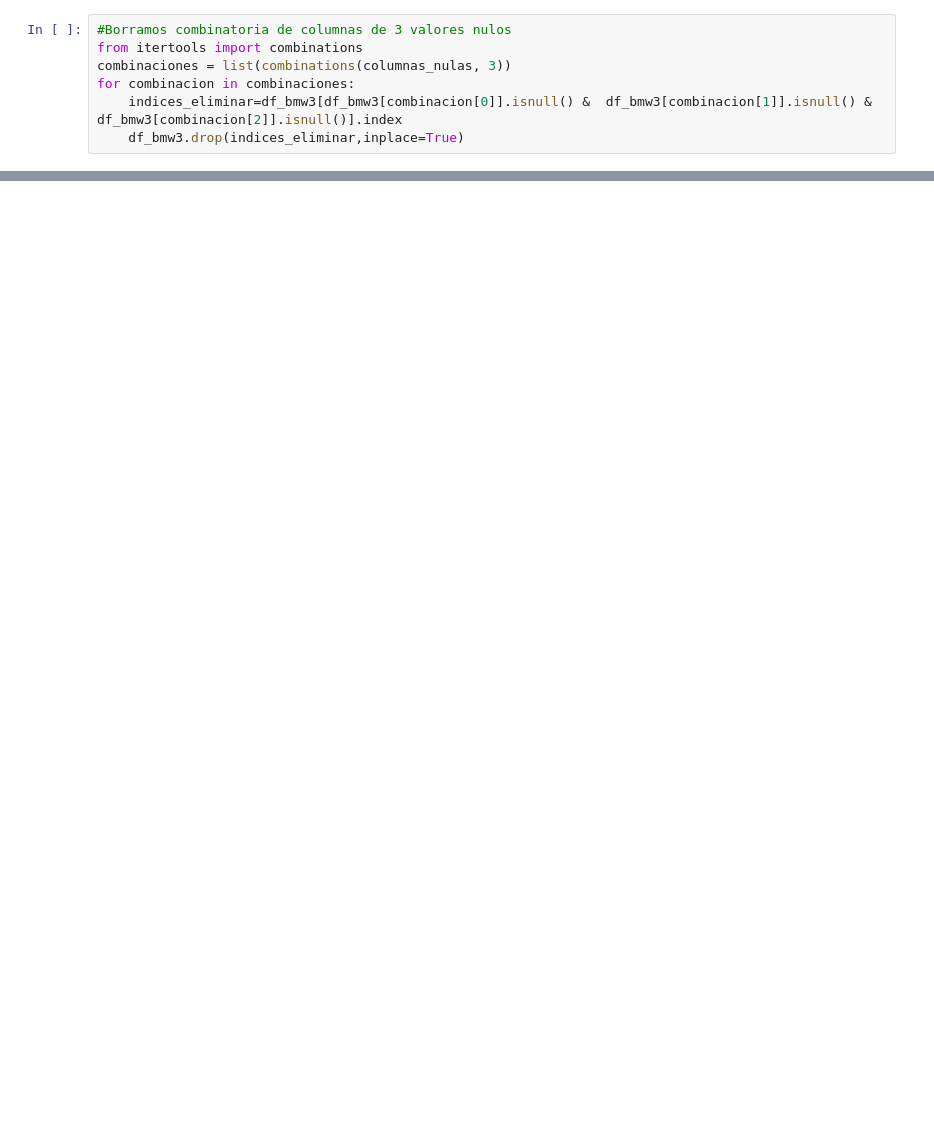
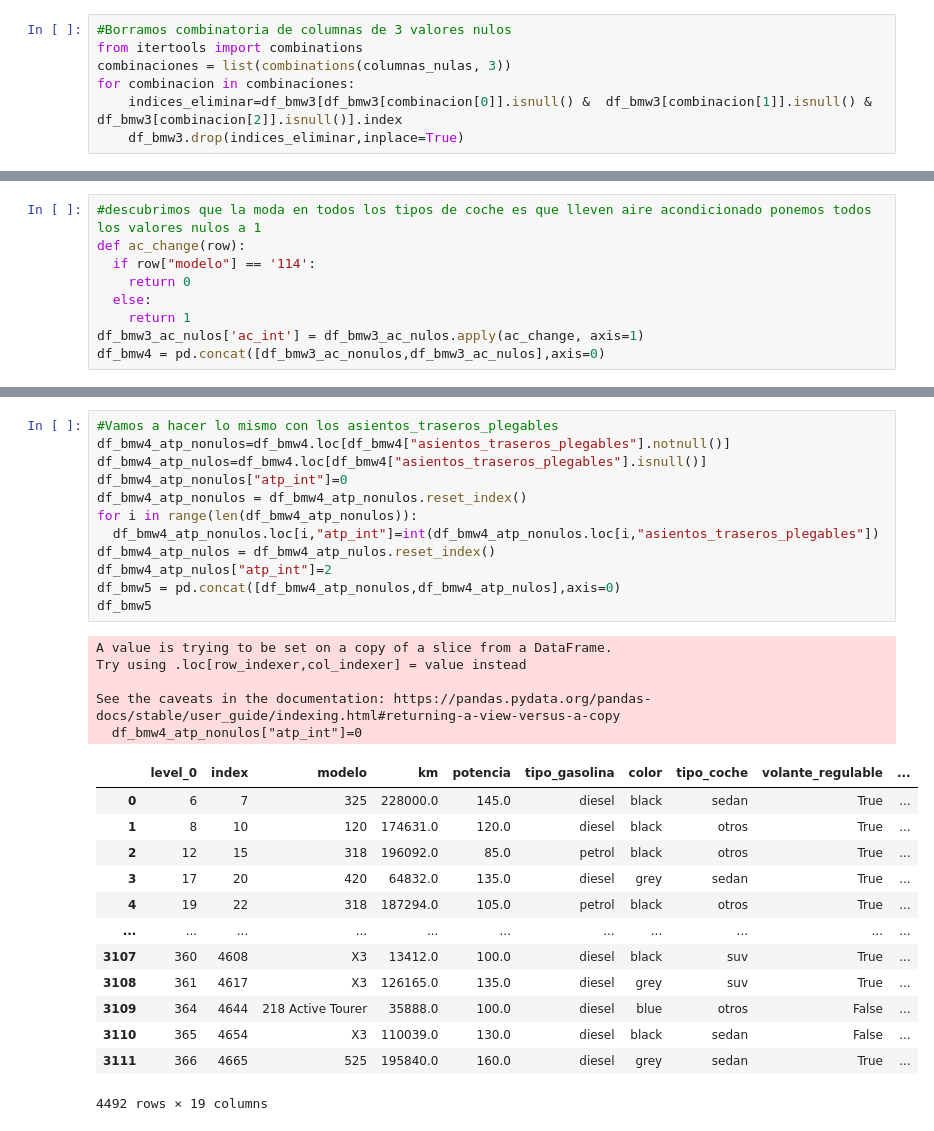
Before and after one commit to rulogar1234/nuclio-1, a Jupyter notebook: 1er_Entregable.ipynb, the cells around one changed output, grey strips where cells are left out. Cells and saved outputs as stored; diff of their text form; blank space fills up the shorter version.

```diff
--- a/1er_Entregable.ipynb
+++ b/1er_Entregable.ipynb
@@ -617,0 +484,9 @@ df_bmw2.head()
+# %%
+#descubrimos que la moda en todos los tipos de coche es que lleven aire acondicionado ponemos todos los valores nulos a 1
+def ac_change(row):
+  if row["modelo"] == '114':
+    return 0
+  else:
+    return 1
+df_bmw3_ac_nulos['ac_int'] = df_bmw3_ac_nulos.apply(ac_change, axis=1)
+df_bmw4 = pd.concat([df_bmw3_ac_nonulos,df_bmw3_ac_nulos],axis=0)
@@ -617,0 +522,31 @@ df_bmw2.head()
+# %%
+#Vamos a hacer lo mismo con los asientos_traseros_plegables
+df_bmw4_atp_nonulos=df_bmw4.loc[df_bmw4["asientos_traseros_plegables"].notnull()]
+df_bmw4_atp_nulos=df_bmw4.loc[df_bmw4["asientos_traseros_plegables"].isnull()]
+df_bmw4_atp_nonulos["atp_int"]=0
+df_bmw4_atp_nonulos = df_bmw4_atp_nonulos.reset_index()
+for i in range(len(df_bmw4_atp_nonulos)):
+  df_bmw4_atp_nonulos.loc[i,"atp_int"]=int(df_bmw4_atp_nonulos.loc[i,"asientos_traseros_plegables"])
+df_bmw4_atp_nulos = df_bmw4_atp_nulos.reset_index()
+df_bmw4_atp_nulos["atp_int"]=2
+df_bmw5 = pd.concat([df_bmw4_atp_nonulos,df_bmw4_atp_nulos],axis=0)
+df_bmw5
+# %% [output]
+A value is trying to be set on a copy of a slice from a DataFrame.
+Try using .loc[row_indexer,col_indexer] = value instead
+
+See the caveats in the documentation: https://pandas.pydata.org/pandas-docs/stable/user_guide/indexing.html#returning-a-view-versus-a-copy
+  df_bmw4_atp_nonulos["atp_int"]=0
+|  | level_0 | index | modelo | km | potencia | tipo_gasolina | color | tipo_coche | volante_regulable | ... |
+| 0 | 6 | 7 | 325 | 228000.0 | 145.0 | diesel | black | sedan | True | ... |
+| 1 | 8 | 10 | 120 | 174631.0 | 120.0 | diesel | black | otros | True | ... |
+| 2 | 12 | 15 | 318 | 196092.0 | 85.0 | petrol | black | otros | True | ... |
+| 3 | 17 | 20 | 420 | 64832.0 | 135.0 | diesel | grey | sedan | True | ... |
+| 4 | 19 | 22 | 318 | 187294.0 | 105.0 | petrol | black | otros | True | ... |
+| ... | ... | ... | ... | ... | ... | ... | ... | ... | ... | ... |
+| 3107 | 360 | 4608 | X3 | 13412.0 | 100.0 | diesel | black | suv | True | ... |
+| 3108 | 361 | 4617 | X3 | 126165.0 | 135.0 | diesel | grey | suv | True | ... |
+| 3109 | 364 | 4644 | 218 Active Tourer | 35888.0 | 100.0 | diesel | blue | otros | False | ... |
+| 3110 | 365 | 4654 | X3 | 110039.0 | 130.0 | diesel | black | sedan | False | ... |
+| 3111 | 366 | 4665 | 525 | 195840.0 | 160.0 | diesel | grey | sedan | True | ... |
+4492 rows × 19 columns
```
Also changed, not shown: parts of 69 cells of this notebook.
